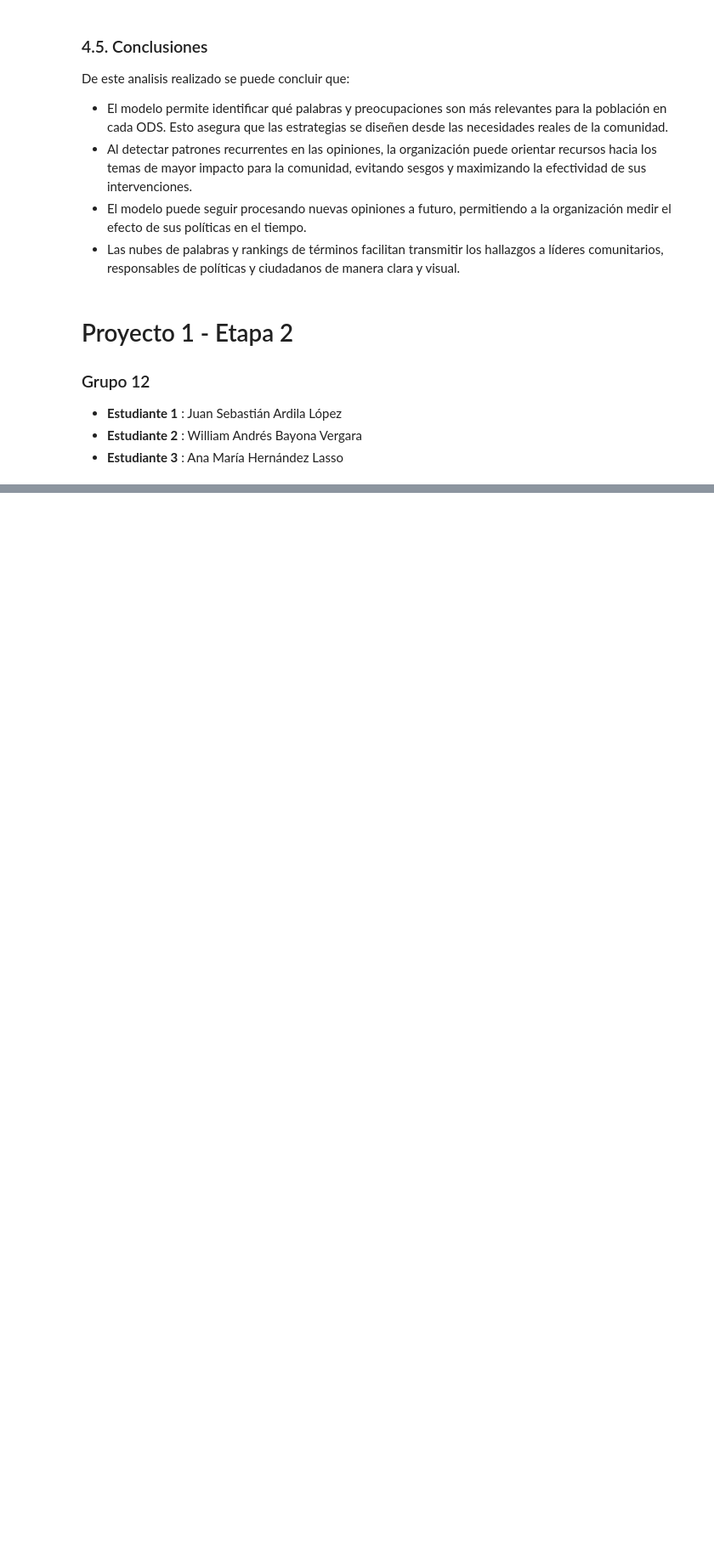
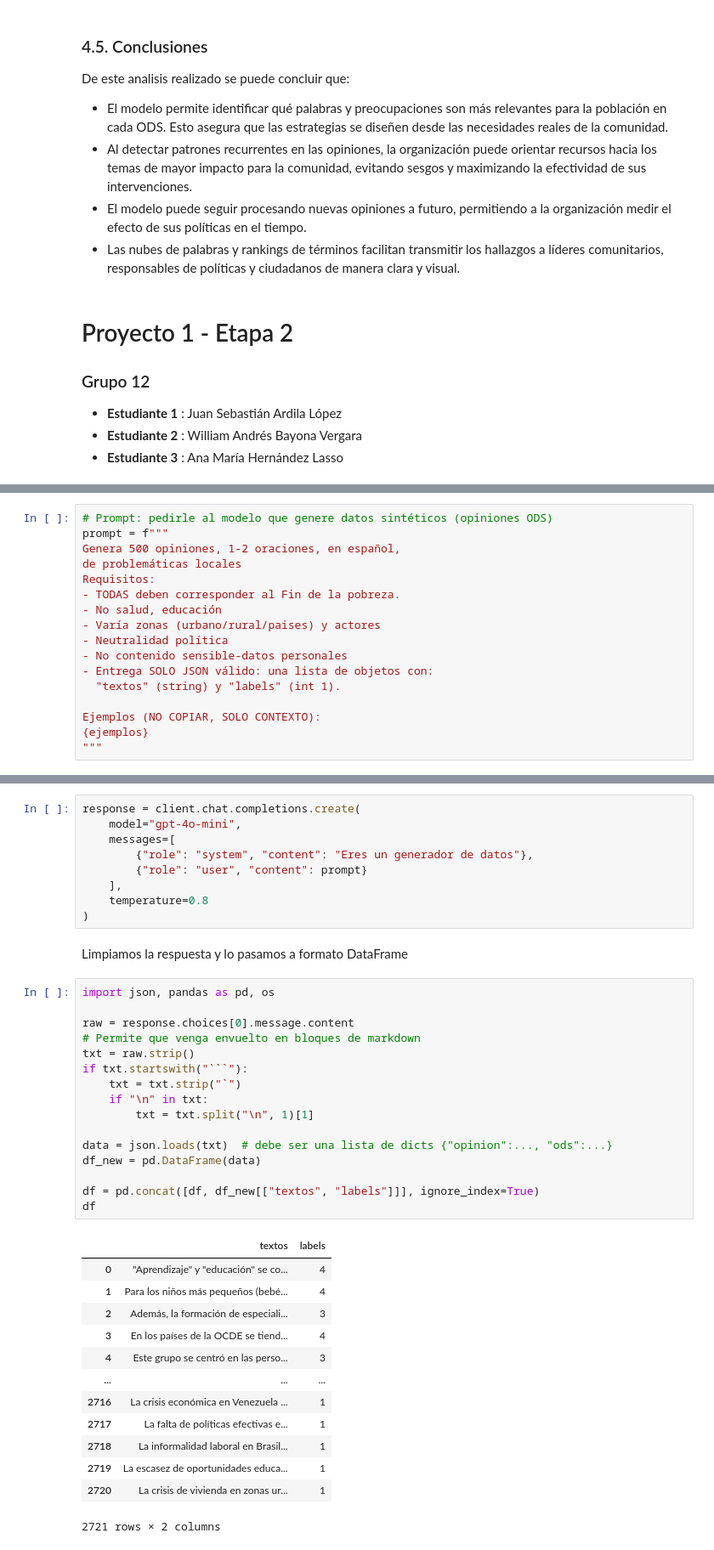
Before and after one commit to AnaHernandez20/Proyecto1E1-BI, a Jupyter notebook: Etapa1_ODS.ipynb, the cells around one changed output, grey strips where cells are left out. Shown at 85% size. Saved outputs shown, nothing was run; the diff lists cells and outputs as text; blank space fills up the shorter version.

````diff
--- a/Etapa1_ODS.ipynb
+++ b/Etapa1_ODS.ipynb
@@ -2543,0 +2607,17 @@ De este analisis realizado se puede concluir que:
+# %%
+# Prompt: pedirle al modelo que genere datos sintéticos (opiniones ODS)
+prompt = f"""
+Genera 500 opiniones, 1-2 oraciones, en español,
+de problemáticas locales
+Requisitos:
+- TODAS deben corresponder al Fin de la pobreza.
+- No salud, educación
+- Varía zonas (urbano/rural/paises) y actores
+- Neutralidad política
+- No contenido sensible-datos personales
+- Entrega SOLO JSON válido: una lista de objetos con:
+  "textos" (string) y "labels" (int 1).
+
+Ejemplos (NO COPIAR, SOLO CONTEXTO):
+{ejemplos}
+"""
@@ -2543,0 +2647,41 @@ De este analisis realizado se puede concluir que:
+# %%
+response = client.chat.completions.create(
+    model="gpt-4o-mini",
+    messages=[
+        {"role": "system", "content": "Eres un generador de datos"},
+        {"role": "user", "content": prompt}
+    ],
+    temperature=0.8
+)
+# %% [markdown]
+Limpiamos la respuesta y lo pasamos a formato DataFrame
+# %%
+import json, pandas as pd, os
+
+raw = response.choices[0].message.content
+# Permite que venga envuelto en bloques de markdown
+txt = raw.strip()
+if txt.startswith("```"):
+    txt = txt.strip("`")
+    if "\n" in txt:
+        txt = txt.split("\n", 1)[1]
+
+data = json.loads(txt)  # debe ser una lista de dicts {"opinion":..., "ods":...}
+df_new = pd.DataFrame(data)
+
+df = pd.concat([df, df_new[["textos", "labels"]]], ignore_index=True)
+df
+# %% [output]
+|  | textos | labels |
+| 0 | "Aprendizaje" y "educación" se co... | 4 |
+| 1 | Para los niños más pequeños (bebé... | 4 |
+| 2 | Además, la formación de especiali... | 3 |
+| 3 | En los países de la OCDE se tiend... | 4 |
+| 4 | Este grupo se centró en las perso... | 3 |
+| ... | ... | ... |
+| 2716 | La crisis económica en Venezuela ... | 1 |
+| 2717 | La falta de políticas efectivas e... | 1 |
+| 2718 | La informalidad laboral en Brasil... | 1 |
+| 2719 | La escasez de oportunidades educa... | 1 |
+| 2720 | La crisis de vivienda en zonas ur... | 1 |
+2721 rows × 2 columns
````
Also changed, not shown: parts of 21 cells of this notebook, 2 other files.
